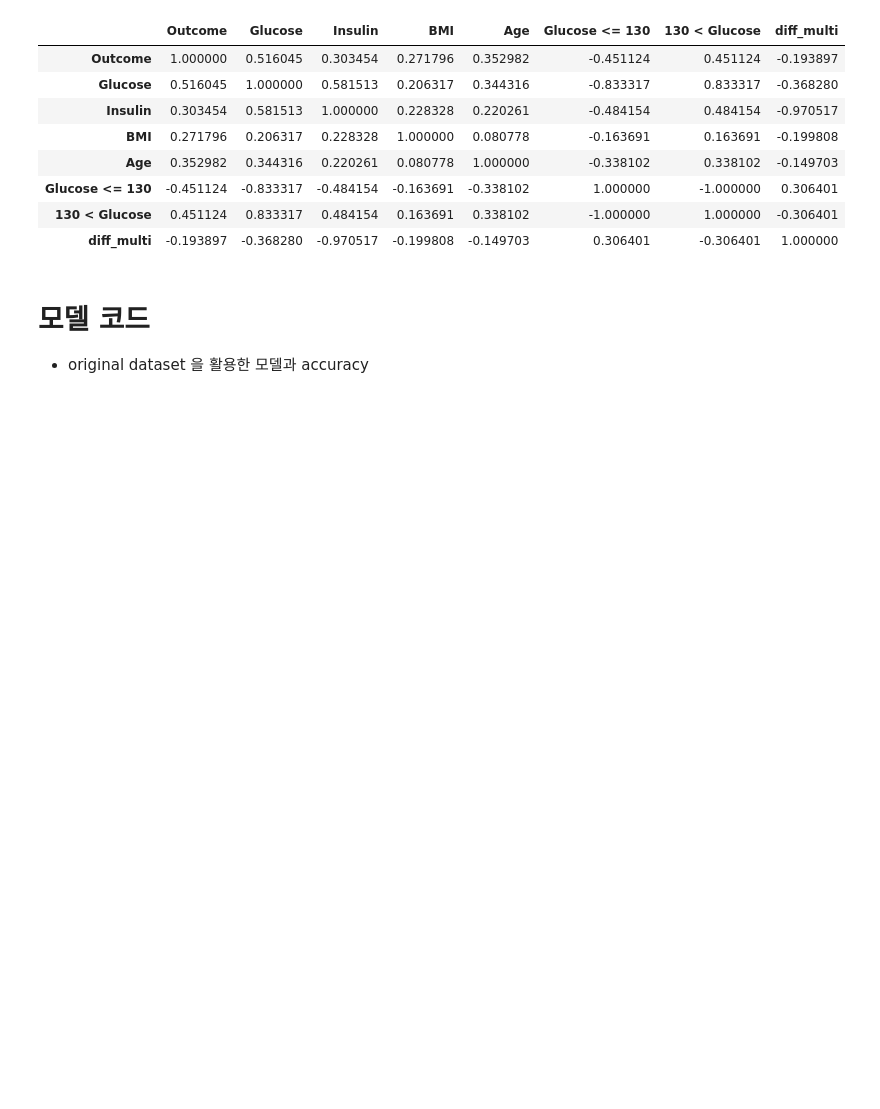
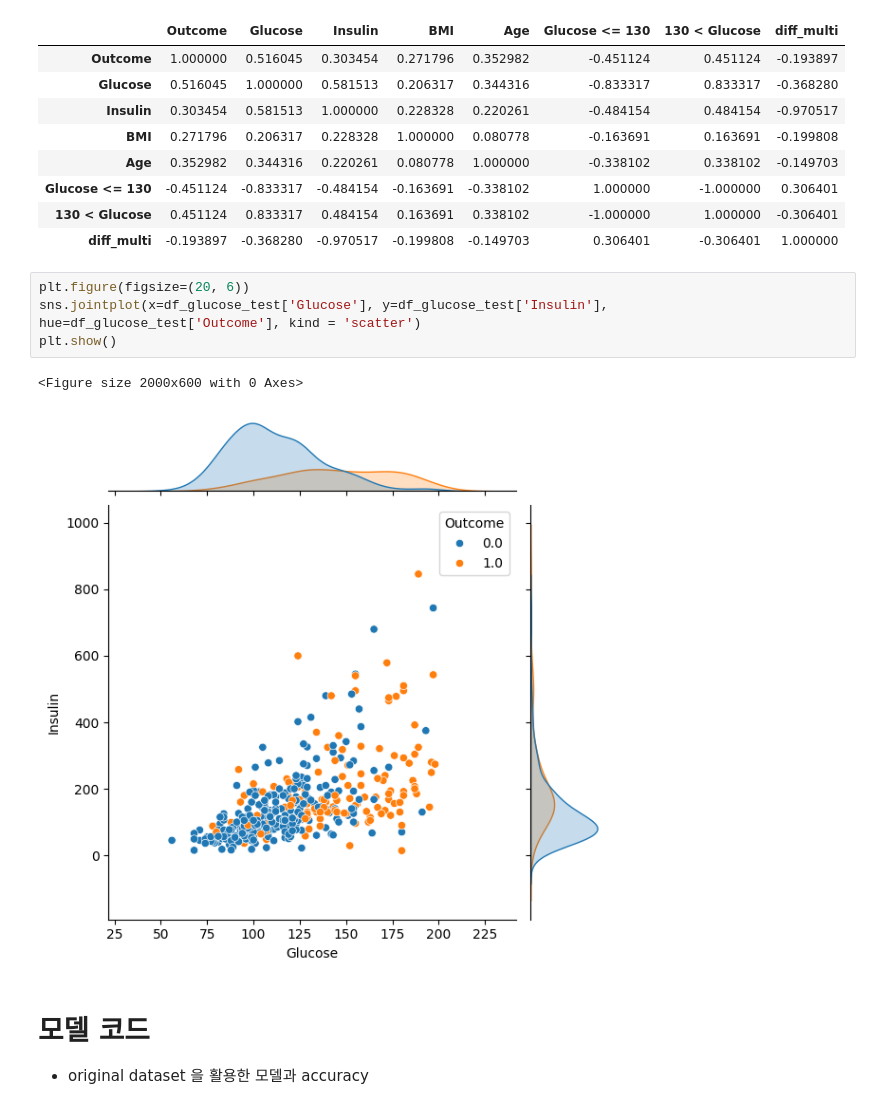
Before and after one commit to deeptudy/kaggle-pima_indians_diabetes, a Jupyter notebook: main.ipynb, the cells around one changed output. Drawn from its saved outputs; the diff is of its cells as text; blank space fills up the shorter version.

```diff
--- a/main.ipynb
+++ b/main.ipynb
@@ -396,6 +405,13 @@ See the caveats in the documentation: https://pandas.pydata.org/pandas-docs/stab
 | Glucose <= 130 | -0.451124 | -0.833317 | -0.484154 | -0.163691 | -0.338102 | 1.000000 | -1.000000 | 0.306401 |
 | 130 < Glucose | 0.451124 | 0.833317 | 0.484154 | 0.163691 | 0.338102 | -1.000000 | 1.000000 | -0.306401 |
 | diff_multi | -0.193897 | -0.368280 | -0.970517 | -0.199808 | -0.149703 | 0.306401 | -0.306401 | 1.000000 |
+# %%
+plt.figure(figsize=(20, 6))
+sns.jointplot(x=df_glucose_test['Glucose'], y=df_glucose_test['Insulin'], hue=df_glucose_test['Outcome'], kind = 'scatter')
+plt.show()
+# %% [output]
+<Figure size 2000x600 with 0 Axes>
+[figure, added]
 # %% [markdown]
 # 모델 코드
 - original dataset 을 활용한 모델과 accuracy
```
Also changed, not shown: parts of 27 cells of this notebook, 1 other file.
